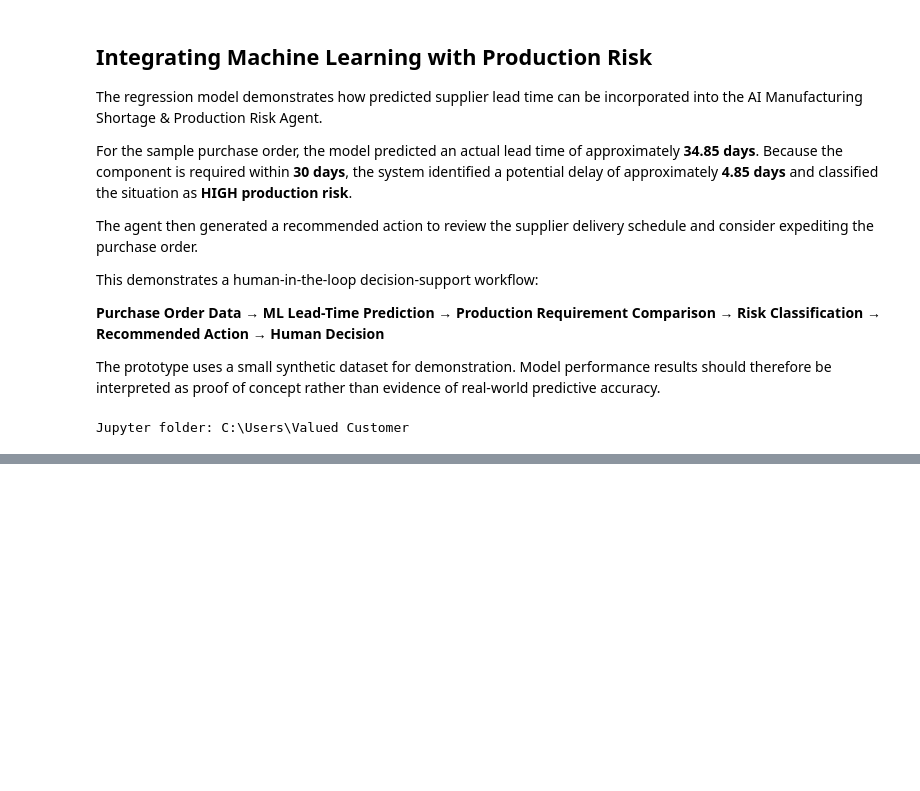
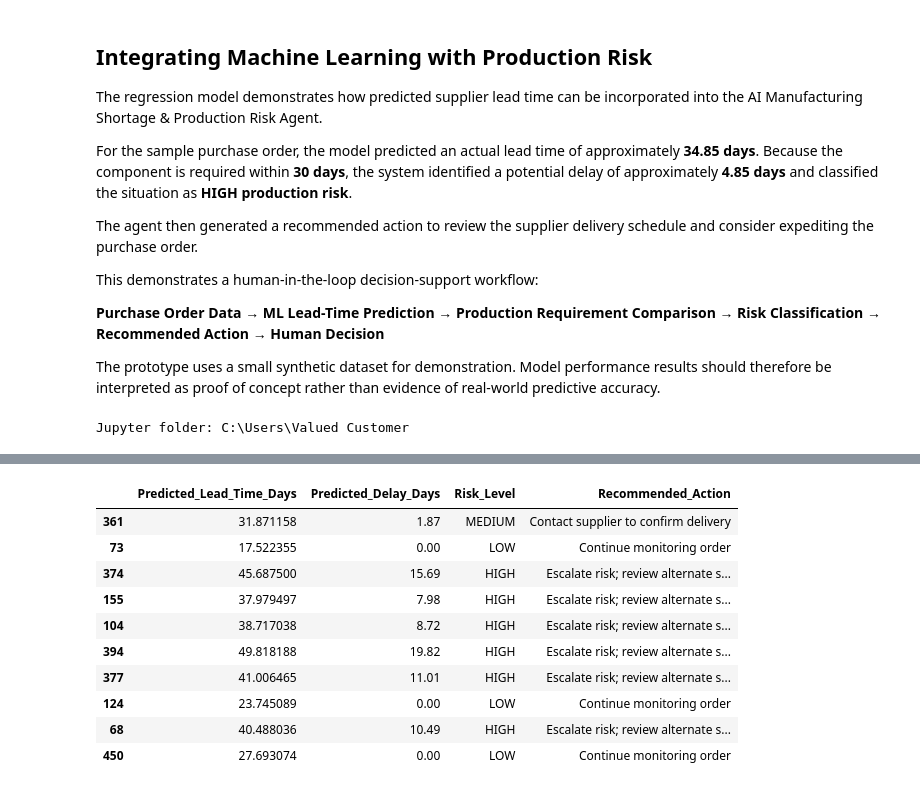
Before and after one commit to renaae/AI-Manufacturing-Shortage-Agent, a Jupyter notebook: AI_Manufacturing_Shortage_Agent.ipynb, the cells around one changed output, grey strips where cells are left out. Saved outputs shown, nothing was run; the diff lists cells and outputs as text; code cells hidden in the pictures; blank space fills up the shorter version.

```diff
--- a/AI_Manufacturing_Shortage_Agent.ipynb
+++ b/AI_Manufacturing_Shortage_Agent.ipynb
@@ -1070,0 +1516,38 @@ Jupyter folder: C:\Users\Valued Customer
+# %%
+
+# Step 18 - Recommend purchasing actions
+
+def recommend_action(risk):
+    if risk == 'LOW':
+        return 'Continue monitoring order'
+    elif risk == 'MEDIUM':
+        return 'Contact supplier to confirm delivery'
+    else:
+        return 'Escalate risk; review alternate suppliers or expedited shipping'
+
+# Add recommended actions to the risk table
+risk_results['Recommended_Action'] = (
+    risk_results['Risk_Level'].apply(recommend_action)
+)
+
+# Display the important results in a smaller table
+risk_results[
+    [
+        'Predicted_Lead_Time_Days',
+        'Predicted_Delay_Days',
+        'Risk_Level',
+        'Recommended_Action'
+    ]
+].head(10)
+# %% [output]
+|  | Predicted_Lead_Time_Days | Predicted_Delay_Days | Risk_Level | Recommended_Action |
+| 361 | 31.871158 | 1.87 | MEDIUM | Contact supplier to confirm delivery |
+| 73 | 17.522355 | 0.00 | LOW | Continue monitoring order |
+| 374 | 45.687500 | 15.69 | HIGH | Escalate risk; review alternate s... |
+| 155 | 37.979497 | 7.98 | HIGH | Escalate risk; review alternate s... |
+| 104 | 38.717038 | 8.72 | HIGH | Escalate risk; review alternate s... |
+| 394 | 49.818188 | 19.82 | HIGH | Escalate risk; review alternate s... |
+| 377 | 41.006465 | 11.01 | HIGH | Escalate risk; review alternate s... |
+| 124 | 23.745089 | 0.00 | LOW | Continue monitoring order |
+| 68 | 40.488036 | 10.49 | HIGH | Escalate risk; review alternate s... |
+| 450 | 27.693074 | 0.00 | LOW | Continue monitoring order |
```
Also changed, not shown: parts of 46 cells of this notebook, 1 other file.
